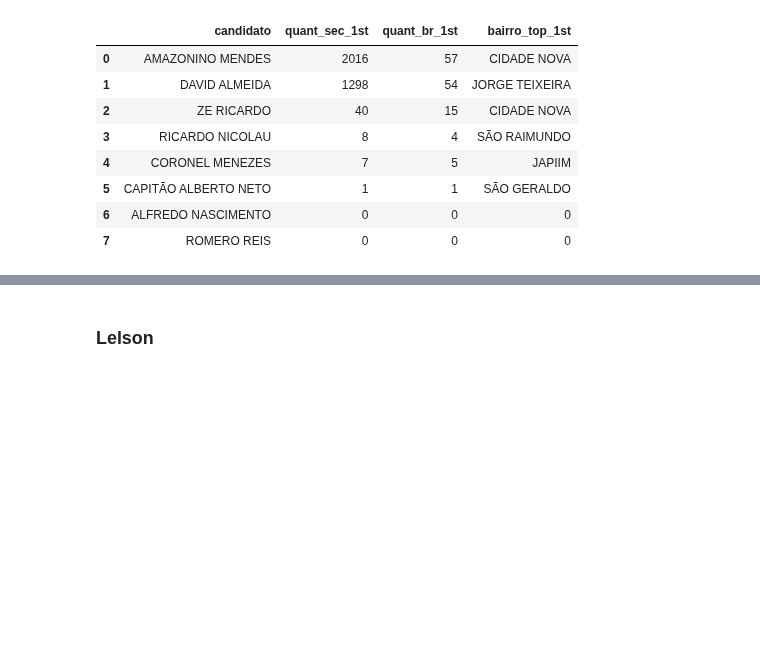
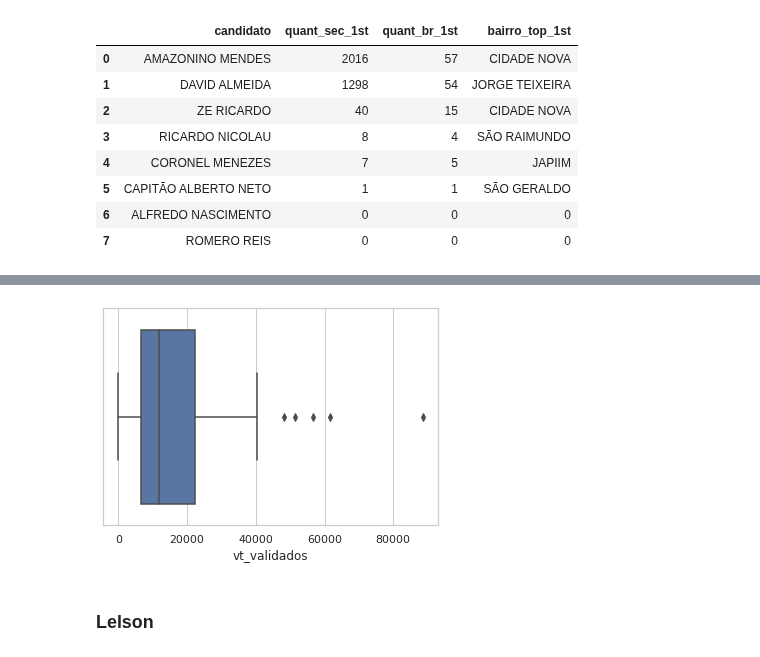
Before and after one commit to bmnds/uea-data-science-04-data-processing, a Jupyter notebook: trabalho-final/Notebook_Trabalho_Final.ipynb, the cells around one changed output, grey strips where cells are left out. Saved outputs shown, nothing was run; the diff lists cells and outputs as text; code cells hidden in the pictures; blank space fills up the shorter version.

```diff
--- a/trabalho-final/Notebook_Trabalho_Final.ipynb
+++ b/trabalho-final/Notebook_Trabalho_Final.ipynb
@@ -364,3 +383,7 @@ df.drop(columns=['bairros_1st'])
+# %%
+ax = sns.boxplot(x=dt["vt_validados"])
+# %% [output]
+[figure, added]
 # %% [markdown]
 ### Lelson
 # %% [markdown]
```
Also changed, not shown: parts of 2 cells of this notebook.
